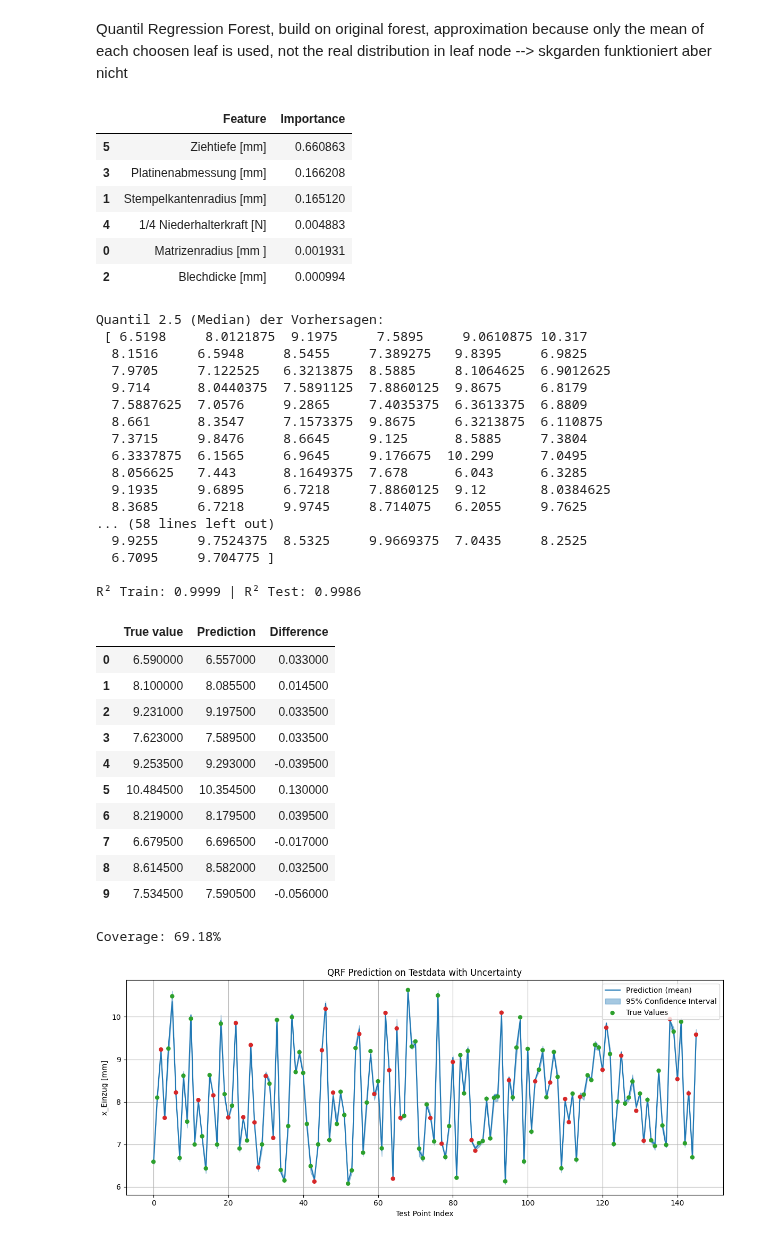
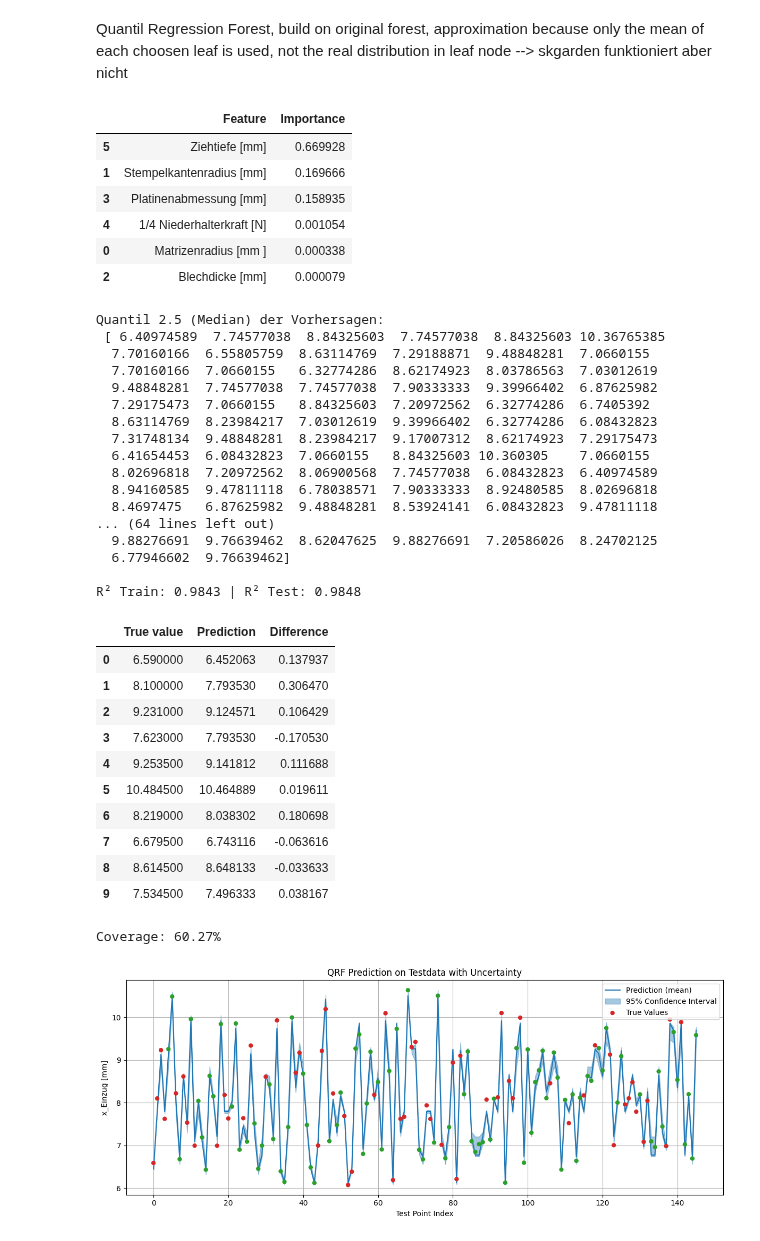
Before and after one commit to Fynn1612/Masterarbeit, a Jupyter notebook: models/RF with Quantil Regression.ipynb, the cells around one changed output. Drawn from its saved outputs; the diff is of its cells as text; code cells hidden in the pictures.

```diff
--- a/models/RF with Quantil Regression.ipynb
+++ b/models/RF with Quantil Regression.ipynb
@@ -38,8 +38,7 @@ from sklearn.ensemble import RandomForestRegressor
 from sklearn.metrics import r2_score
 
 #define model, 50 different trees
-rnd_reg = RandomForestRegressor(n_estimators=50, n_jobs=-1)
-
+rnd_reg = RandomForestRegressor(n_estimators=50, max_depth=  5, n_jobs=-1)
 #train model
 rnd_reg.fit(X_train, y_train)
 
@@ -104,7 +103,7 @@ from sklearn.metrics import r2_score
 import numpy as np
 
 #define model, 50 different trees
-rnd_reg = RandomForestRegressor(n_estimators=10, n_jobs=-1)
+rnd_reg = RandomForestRegressor(n_estimators=10, max_depth= 5, n_jobs=-1)
 
 #train model
 rnd_reg.fit(X_train, y_train)
@@ -164,63 +163,63 @@ coverage = np.mean(in_interval) * 100  # in percentage
 # Print the coverage value
 print(f"Coverage: {coverage:.2f}%")
 
 # Plotting the prediction with uncertainty and true values
 plt.figure(figsize=(12, 5))
 x_axis = np.arange(len(X_test))
 
 # Plot predicted mean
 plt.plot(x_axis, quantil_50, label="Prediction (mean)", color='tab:blue')
 
 # Shade the 95% confidence interval (±2 standard deviations)
 plt.fill_between(x_axis, quantil_2_5, quantil_97_5,
                  alpha=0.4, color='tab:blue', label='95% Confidence Interval')
 
 # Plot true target values as orange dots
 plt.scatter(x_axis, y_test, label="True Values", c=colors, s=25, zorder=3)
 
 # Add plot labels and formatting
 plt.title("QRF Prediction on Testdata with Uncertainty")
 plt.xlabel("Test Point Index")
 plt.ylabel("x_Einzug [mm]")
 plt.legend()
 plt.grid(True)
 plt.tight_layout()
 plt.show()
 # %% [output]
 |  | Feature | Importance |
-| 5 | Ziehtiefe [mm] | 0.660863 |
-| 3 | Platinenabmessung [mm] | 0.166208 |
-| 1 | Stempelkantenradius [mm] | 0.165120 |
-| 4 | 1/4 Niederhalterkraft [N] | 0.004883 |
-| 0 | Matrizenradius [mm ] | 0.001931 |
-| 2 | Blechdicke [mm] | 0.000994 |
+| 5 | Ziehtiefe [mm] | 0.669928 |
+| 1 | Stempelkantenradius [mm] | 0.169666 |
+| 3 | Platinenabmessung [mm] | 0.158935 |
+| 4 | 1/4 Niederhalterkraft [N] | 0.001054 |
+| 0 | Matrizenradius [mm ] | 0.000338 |
+| 2 | Blechdicke [mm] | 0.000079 |
 Quantil 2.5 (Median) der Vorhersagen:
- [ 6.5198     8.0121875  9.1975     7.5895     9.0610875 10.317
-  8.1516     6.5948     8.5455     7.389275   9.8395     6.9825
-  7.9705     7.122525   6.3213875  8.5885     8.1064625  6.9012625
-  9.714      8.0440375  7.5891125  7.8860125  9.8675     6.8179
-  7.5887625  7.0576     9.2865     7.4035375  6.3613375  6.8809
-  8.661      8.3547     7.1573375  9.8675     6.3213875  6.110875
-  7.3715     9.8476     8.6645     9.125      8.5885     7.3804
-  6.3337875  6.1565     6.9645     9.176675  10.299      7.0495
-  8.056625   7.443      8.1649375  7.678      6.043      6.3285
-  9.1935     9.6895     6.7218     7.8860125  9.12       8.0384625
-  8.3685     6.7218     9.9745     8.714075   6.2055     9.7625
-... (58 lines left out)
-  9.9255     9.7524375  8.5325     9.9669375  7.0435     8.2525
-  6.7095     9.704775 ]
+ [ 6.40974589  7.74577038  8.84325603  7.74577038  8.84325603 10.36765385
+  7.70160166  6.55805759  8.63114769  7.29188871  9.48848281  7.0660155
+  7.70160166  7.0660155   6.32774286  8.62174923  8.03786563  7.03012619
+  9.48848281  7.74577038  7.74577038  7.90333333  9.39966402  6.87625982
+  7.29175473  7.0660155   8.84325603  7.20972562  6.32774286  6.7405392
+  8.63114769  8.23984217  7.03012619  9.39966402  6.32774286  6.08432823
+  7.31748134  9.48848281  8.23984217  9.17007312  8.62174923  7.29175473
+  6.41654453  6.08432823  7.0660155   8.84325603 10.360305    7.0660155
+  8.02696818  7.20972562  8.06900568  7.74577038  6.08432823  6.40974589
+  8.94160585  9.47811118  6.78038571  7.90333333  8.92480585  8.02696818
+  8.4697475   6.87625982  9.48848281  8.53924141  6.08432823  9.47811118
+... (64 lines left out)
+  9.88276691  9.76639462  8.62047625  9.88276691  7.20586026  8.24702125
+  6.77946602  9.76639462]
 
-R² Train: 0.9999 | R² Test: 0.9986
+R² Train: 0.9843 | R² Test: 0.9848
 |  | True value | Prediction | Difference |
-| 0 | 6.590000 | 6.557000 | 0.033000 |
-| 1 | 8.100000 | 8.085500 | 0.014500 |
-| 2 | 9.231000 | 9.197500 | 0.033500 |
-| 3 | 7.623000 | 7.589500 | 0.033500 |
-| 4 | 9.253500 | 9.293000 | -0.039500 |
-| 5 | 10.484500 | 10.354500 | 0.130000 |
-| 6 | 8.219000 | 8.179500 | 0.039500 |
-| 7 | 6.679500 | 6.696500 | -0.017000 |
-| 8 | 8.614500 | 8.582000 | 0.032500 |
-| 9 | 7.534500 | 7.590500 | -0.056000 |
+| 0 | 6.590000 | 6.452063 | 0.137937 |
+| 1 | 8.100000 | 7.793530 | 0.306470 |
+| 2 | 9.231000 | 9.124571 | 0.106429 |
+| 3 | 7.623000 | 7.793530 | -0.170530 |
+| 4 | 9.253500 | 9.141812 | 0.111688 |
+| 5 | 10.484500 | 10.464889 | 0.019611 |
+| 6 | 8.219000 | 8.038302 | 0.180698 |
+| 7 | 6.679500 | 6.743116 | -0.063616 |
+| 8 | 8.614500 | 8.648133 | -0.033633 |
+| 9 | 7.534500 | 7.496333 | 0.038167 |
-Coverage: 69.18%
+Coverage: 60.27%
-[figure, old version]
+[figure, new version]
```
Also changed, not shown: parts of 1 cell of this notebook, 2 other files.
